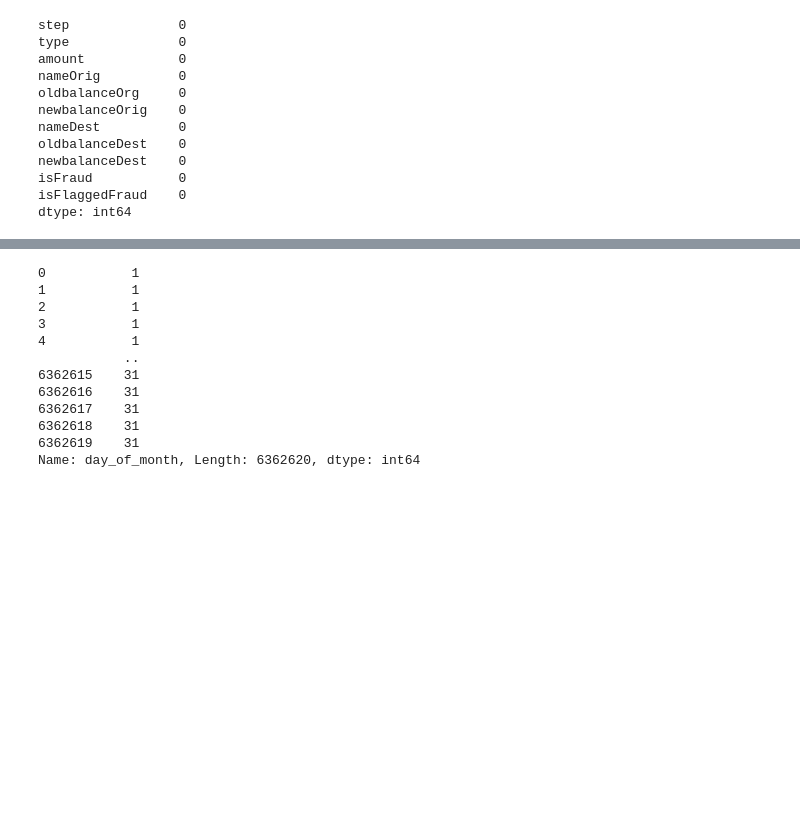
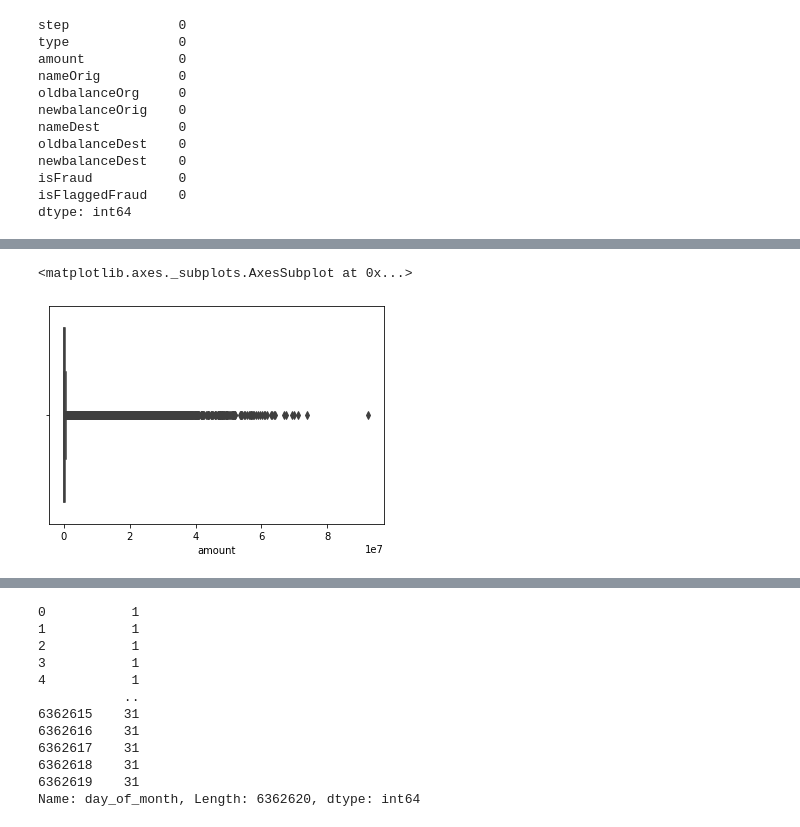
Before and after one commit to GustavoHBDuarte/fraud-detection, a Jupyter notebook: notebook_main.ipynb, the cells around one changed output, grey strips where cells are left out. Drawn from its saved outputs; the diff is of its cells as text; code cells hidden in the pictures; blank space fills up the shorter version.

```diff
--- a/notebook_main.ipynb
+++ b/notebook_main.ipynb
@@ -110,0 +222,7 @@ dtype: int64
+# %%
+# However there are lots of outliers - higher amount transactions
+
+sns.boxplot(num_attrib.loc[num_attrib['amount']>0, 'amount'], orient='h')
+# %% [output]
+<matplotlib.axes._subplots.AxesSubplot at 0x...>
+[figure, added]
```
Also changed, not shown: parts of 48 cells of this notebook.
